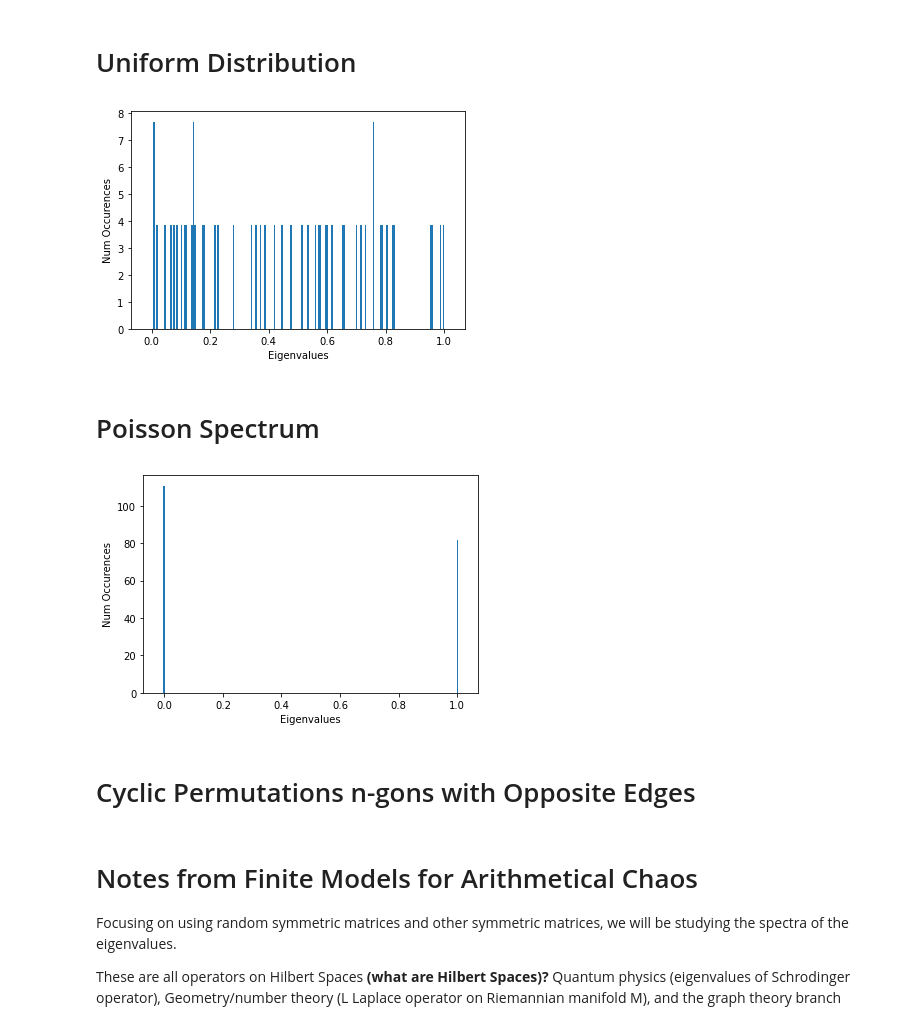
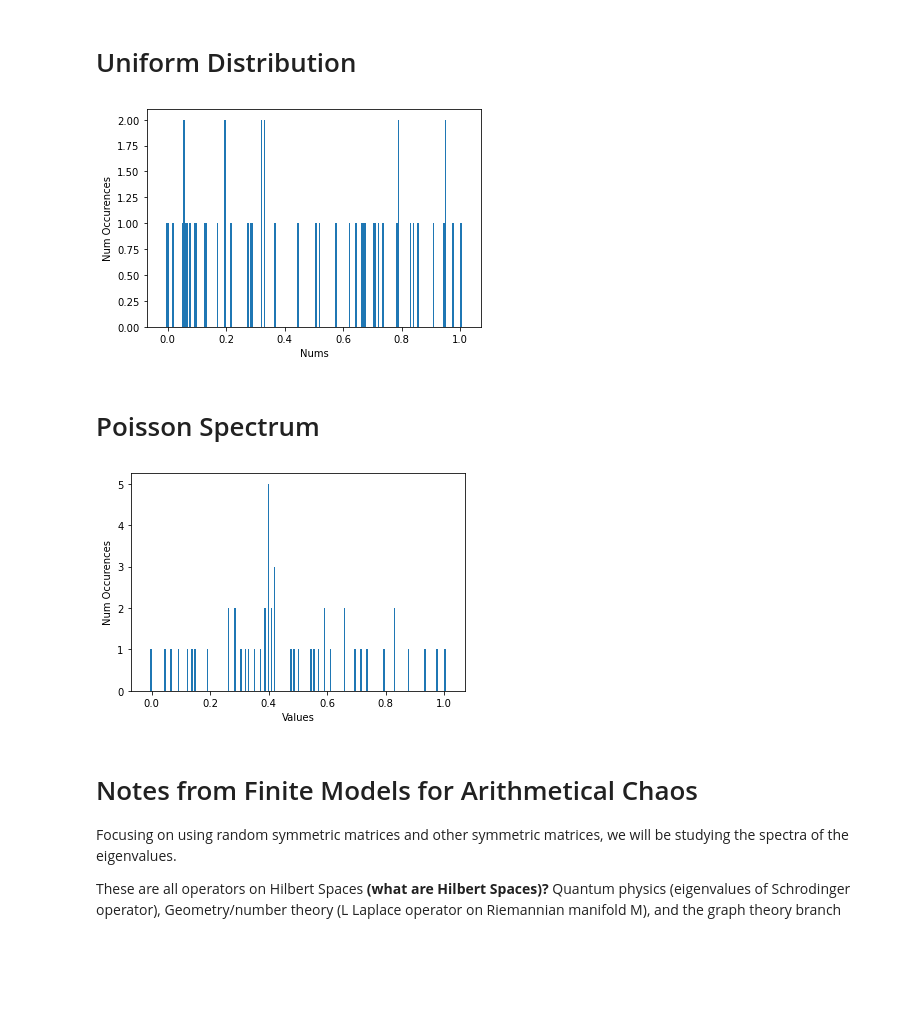
Before and after one commit to kromer-creator/Senior-Seminar-Research, a Jupyter notebook: senior_seminar_current.ipynb, the cells around one changed output. Saved outputs shown, nothing was run; the diff lists cells and outputs as text; code cells hidden in the pictures; blank space fills up the shorter version.

```diff
--- a/senior_seminar_current.ipynb
+++ b/senior_seminar_current.ipynb
@@ -200,19 +179,20 @@ KeyError: 6
 ## Normal Distribution
 # %%
 import numpy as np
-import xlwt
-from xlwt import Workbook
 import matplotlib.pyplot as plt
 
-all_eigenvals = []
-# Produce 200 50x50 random real symmetric matrices
+all_eigenvals = list()
 for i in range(200):
-    # Generate the symmetric random matrix
-    M = np.random.rand(50, 50)
-    S = np.matmul(M,M.T)
+    s = np.random.normal(0, 1, size=(50,50))
+
+    rows = s.shape[0]
+    cols = s.shape[1]
+    for i in range(0, rows):
+        for j in range(i+1, cols):
+            s[j,i] = s[i,j]
 
     # Get eigenvalues
-    eigenvals = np.linalg.eigvalsh(S)
+    eigenvals = np.linalg.eigvalsh(s)
     for e in eigenvals:
         all_eigenvals.append(e)
 
@@ -221,12 +201,12 @@ all_eigenvals_weighted = list()
 length = len(all_eigenvals) - 1
 lambda_1 = min(all_eigenvals)
 lambda_n = max(all_eigenvals)
-for val in all_eigenvals:
-    e_weighted = (length/(lambda_n - lambda_1))*val
+for val in eigenvals:
+    e_weighted = (val-lambda_1)/(lambda_n-lambda_1)
     all_eigenvals_weighted.append(e_weighted)
 
-# Make histogram
-plt.hist(all_eigenvals_weighted, density=True, bins=200, range=[int(-25),int(25)])  # density=False would make counts
+ # Make histogram
+plt.hist(all_eigenvals_weighted, density=False, bins=200, range=[float(-0.02),float(1.2)])  # density=False would make counts
 plt.ylabel('Num Occurences')
 plt.xlabel('Eigenvalues');
 plt.show()
@@ -323,49 +256,58 @@ plt.show()
 # Uniform Distribution
 # %%
 import numpy as np
-import xlwt
-import random
-from xlwt import Workbook
 import matplotlib.pyplot as plt
 
 nums = []
 # Generate uniform numbers
 for i in range(50):
-    num = random.uniform(0, 1)
+    num = np.random.uniform(0, 1)
     nums.append(num)
 
+weighted_nums = list()
+length = len(nums) - 1
+lambda_1 = min(nums)
+lambda_n = max(nums)
+for num in nums:
+    n_weighted = (num-lambda_1)/(lambda_n-lambda_1)
+    weighted_nums.append(n_weighted)
+
 # Make histogram
-plt.hist(nums, density=True, bins=200, range=[float(-.02),float(1.02)])  # density=False would make counts
+plt.hist(weighted_nums, density=False, bins=200, range=[float(-.02),float(1.02)])  # density=False would make counts
 plt.ylabel('Num Occurences')
-plt.xlabel('Eigenvalues');
+plt.xlabel('Nums');
 plt.show()
 # %% [output]
-[figure, old version]
+[figure, new version]
 # %% [markdown]
 # Poisson Spectrum
 # %%
 import numpy as np
-import xlwt
 import random
-from xlwt import Workbook
 import matplotlib.pyplot as plt
 
 nums = []
-# Generate uniform numbers
+# Generate Poission numbers
 for i in range(50):
     # params: lambda, size
-    num = np.random.poisson(1.0)
+    num = np.random.poisson(500)
     nums.append(num)
 
+weighted_nums = list()
+length = len(nums) - 1
+lambda_1 = min(nums)
+lambda_n = max(nums)
+for num in nums:
+    n_weighted = (num-lambda_1)/(lambda_n-lambda_1)
+    weighted_nums.append(n_weighted)
+
 # Make histogram
-plt.hist(nums, density=True, bins=200, range=[float(-.02),float(1.02)])  # density=False would make counts
+plt.hist(weighted_nums, density=False, bins=200, range=[float(-.02),float(1.02)])  # density=False would make counts
 plt.ylabel('Num Occurences')
-plt.xlabel('Eigenvalues');
+plt.xlabel('Values');
 plt.show()
 # %% [output]
-[figure, old version]
+[figure, new version]
-# %% [markdown]
-# Cyclic Permutations n-gons with Opposite Edges
 # %% [markdown]
 # Notes from Finite Models for Arithmetical Chaos
 
```
Also changed, not shown: parts of 17 cells of this notebook.
